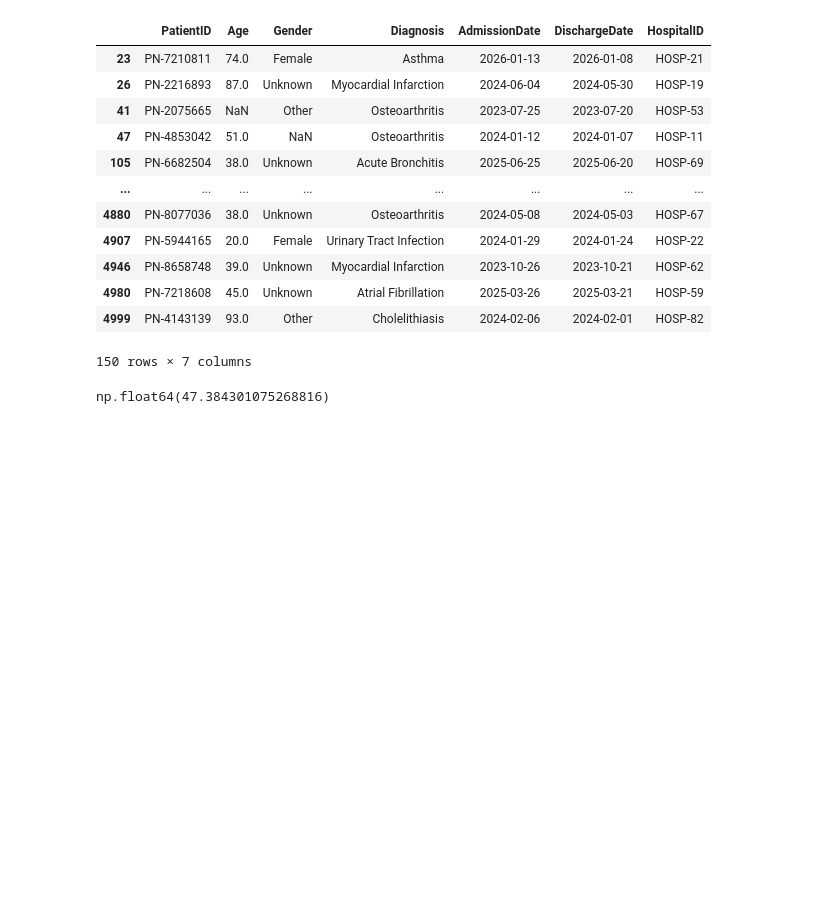
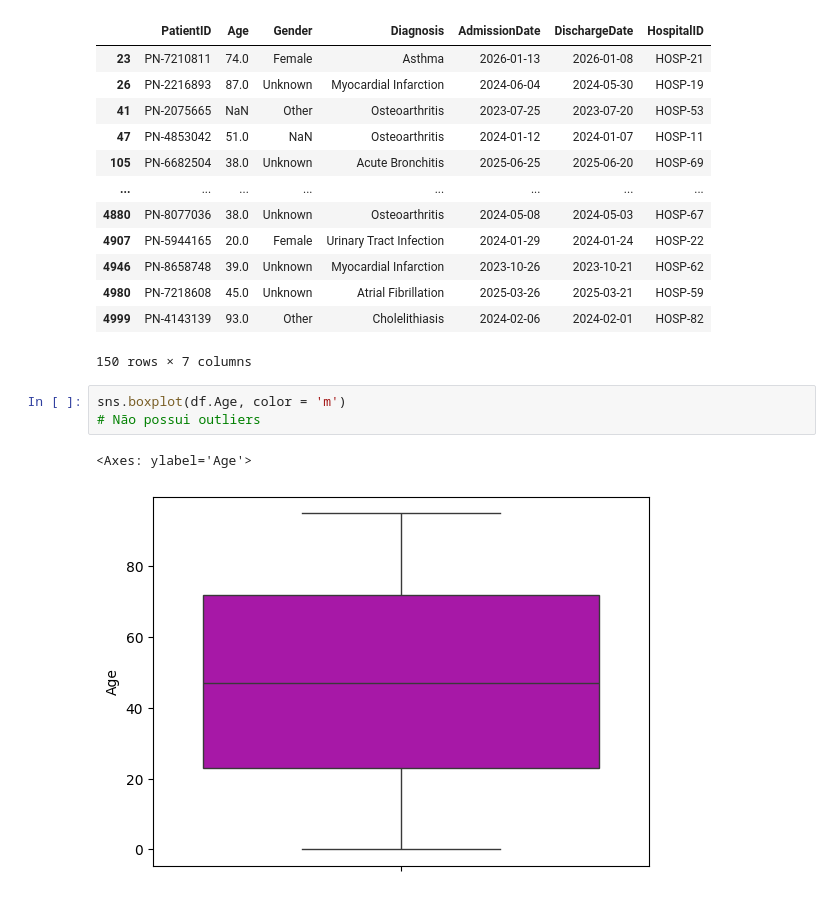
Before and after one commit to JothanRAlmeida/Pipeline_ETL_HospitalRecords, a Jupyter notebook: notebooks/analysis_data.ipynb, the cells around one changed output. Drawn from its saved outputs; the diff is of its cells as text; blank space fills up the shorter version.

```diff
--- a/notebooks/analysis_data.ipynb
+++ b/notebooks/analysis_data.ipynb
@@ -110,5 +111,8 @@ df[df['AdmissionDate'] > df['DischargeDate']]
 | 4999 | PN-4143139 | 93.0 | Other | Cholelithiasis | 2024-02-06 | 2024-02-01 | HOSP-82 |
 150 rows × 7 columns
 # %%
+sns.boxplot(df.Age, color = 'm')
+# Não possui outliers
 # %% [output]
-np.float64(47.384301075268816)
+<Axes: ylabel='Age'>
+[figure, added]
```
Also changed, not shown: parts of 1 cell of this notebook.
